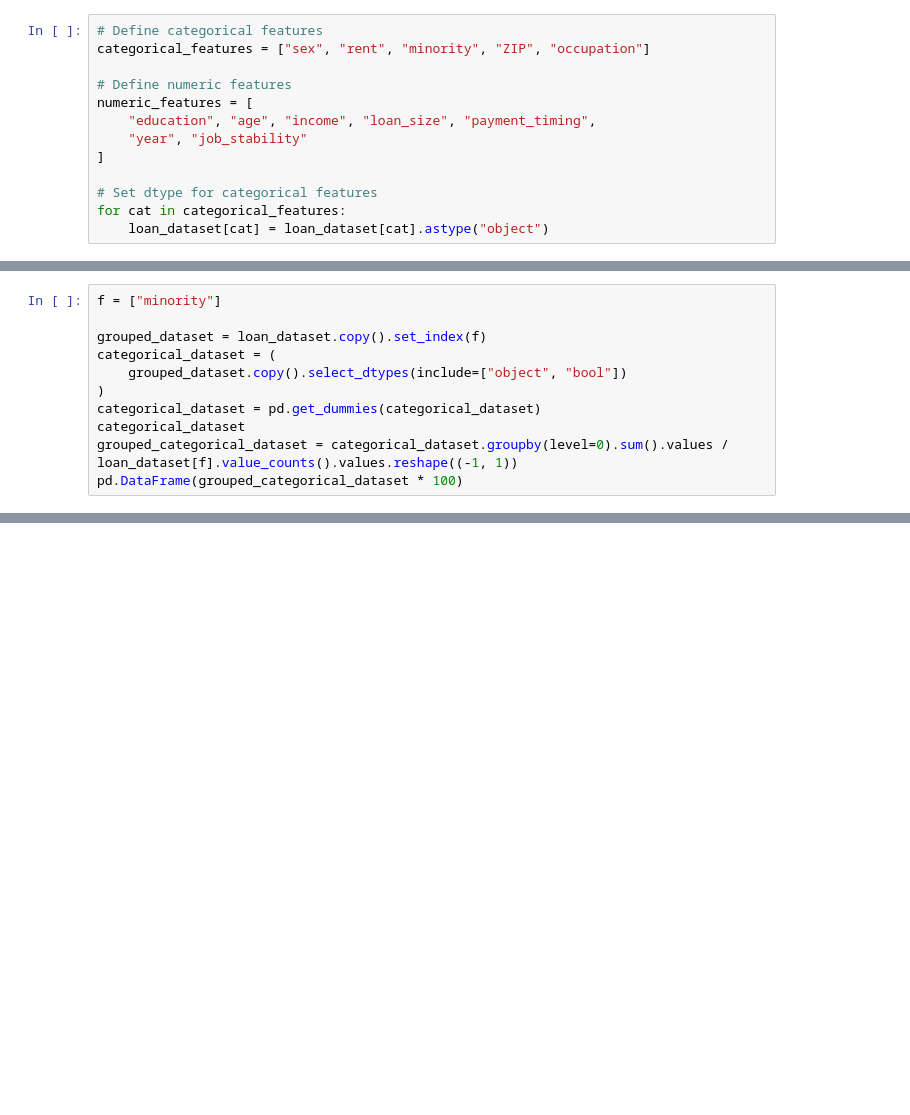
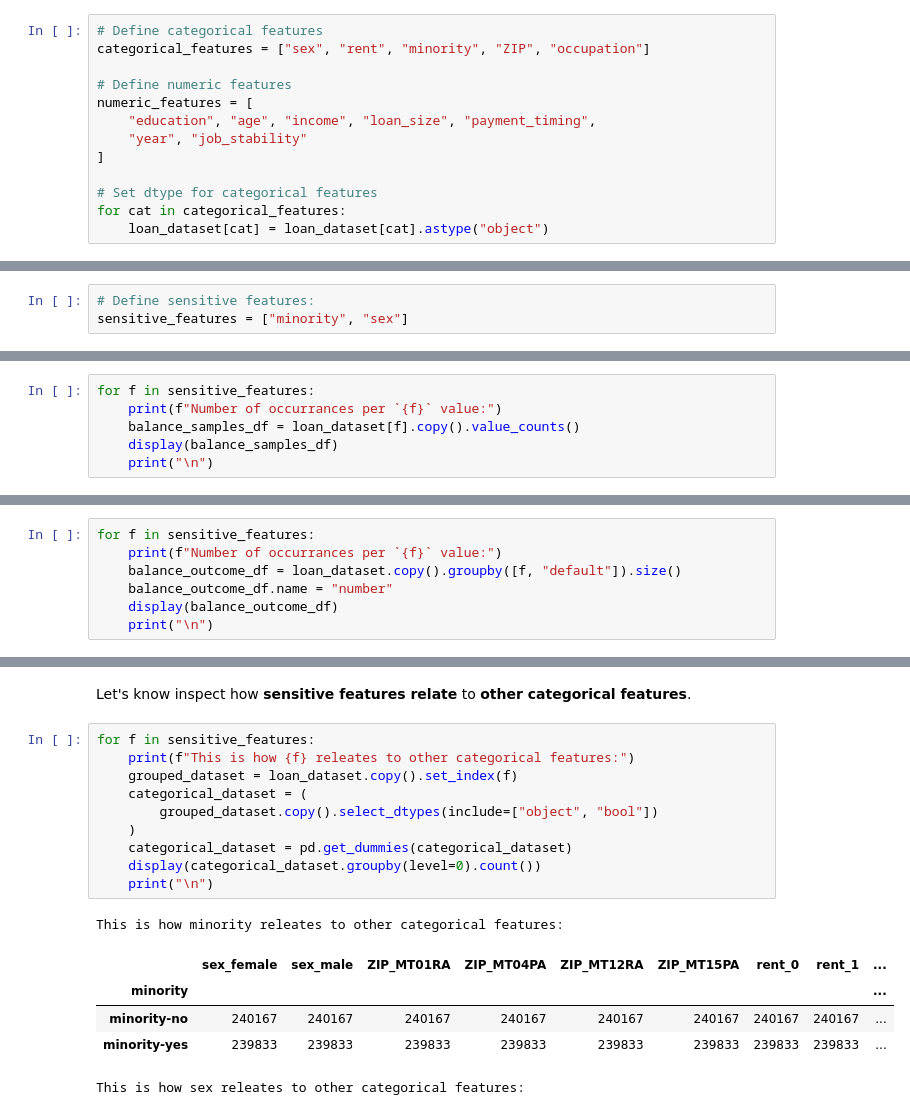
Before and after one commit to martinagvilas/brainhackers-deloitte, a Jupyter notebook: notebooks/01-data_bias.ipynb, the cells around one changed output, grey strips where cells are left out. Cells and saved outputs as stored; diff of their text form; blank space fills up the shorter version.

```diff
--- a/notebooks/01-data_bias.ipynb
+++ b/notebooks/01-data_bias.ipynb
@@ -135,11 +46,0 @@ It is a non-biased dataset!
-# %%
-f = ["minority"]
-
-grouped_dataset = loan_dataset.copy().set_index(f)
-categorical_dataset = (
-    grouped_dataset.copy().select_dtypes(include=["object", "bool"])
-)
-categorical_dataset = pd.get_dummies(categorical_dataset)
-categorical_dataset
-grouped_categorical_dataset = categorical_dataset.groupby(level=0).sum().values / loan_dataset[f].value_counts().values.reshape((-1, 1))
-pd.DataFrame(grouped_categorical_dataset * 100)
@@ -172,0 +57,3 @@ array([[5.00114504e-01, 4.99885496e-01, 4.99252603e-01, 7.78624874e-04,
+# %%
+# Define sensitive features:
+sensitive_features = ["minority", "sex"]
@@ -172,0 +62,6 @@ array([[5.00114504e-01, 4.99885496e-01, 4.99252603e-01, 7.78624874e-04,
+# %%
+for f in sensitive_features:
+    print(f"Number of occurrances per `{f}` value:")
+    balance_samples_df = loan_dataset[f].copy().value_counts()
+    display(balance_samples_df)
+    print("\n")
@@ -172,0 +79,7 @@ array([[5.00114504e-01, 4.99885496e-01, 4.99252603e-01, 7.78624874e-04,
+# %%
+for f in sensitive_features:
+    print(f"Number of occurrances per `{f}` value:")
+    balance_outcome_df = loan_dataset.copy().groupby([f, "default"]).size()
+    balance_outcome_df.name = "number"
+    display(balance_outcome_df)
+    print("\n")
@@ -172,0 +101,19 @@ array([[5.00114504e-01, 4.99885496e-01, 4.99252603e-01, 7.78624874e-04,
+# %% [markdown]
+Let's know inspect how __sensitive features relate__ to __other categorical features__.
+# %%
+for f in sensitive_features:
+    print(f"This is how {f} releates to other categorical features:")
+    grouped_dataset = loan_dataset.copy().set_index(f)
+    categorical_dataset = (
+        grouped_dataset.copy().select_dtypes(include=["object", "bool"])
+    )
+    categorical_dataset = pd.get_dummies(categorical_dataset)
+    display(categorical_dataset.groupby(level=0).count())
+    print("\n")
+# %% [output]
+This is how minority releates to other categorical features:
+|  | sex_female | sex_male | ZIP_MT01RA | ZIP_MT04PA | ZIP_MT12RA | ZIP_MT15PA | rent_0 | rent_1 | ... |
+| minority |  |  |  |  |  |  |  |  | ... |
+| minority-no | 240167 | 240167 | 240167 | 240167 | 240167 | 240167 | 240167 | 240167 | ... |
+| minority-yes | 239833 | 239833 | 239833 | 239833 | 239833 | 239833 | 239833 | 239833 | ... |
+This is how sex releates to other categorical features:
```
Also changed, not shown: parts of 41 cells of this notebook, 3 other files.
